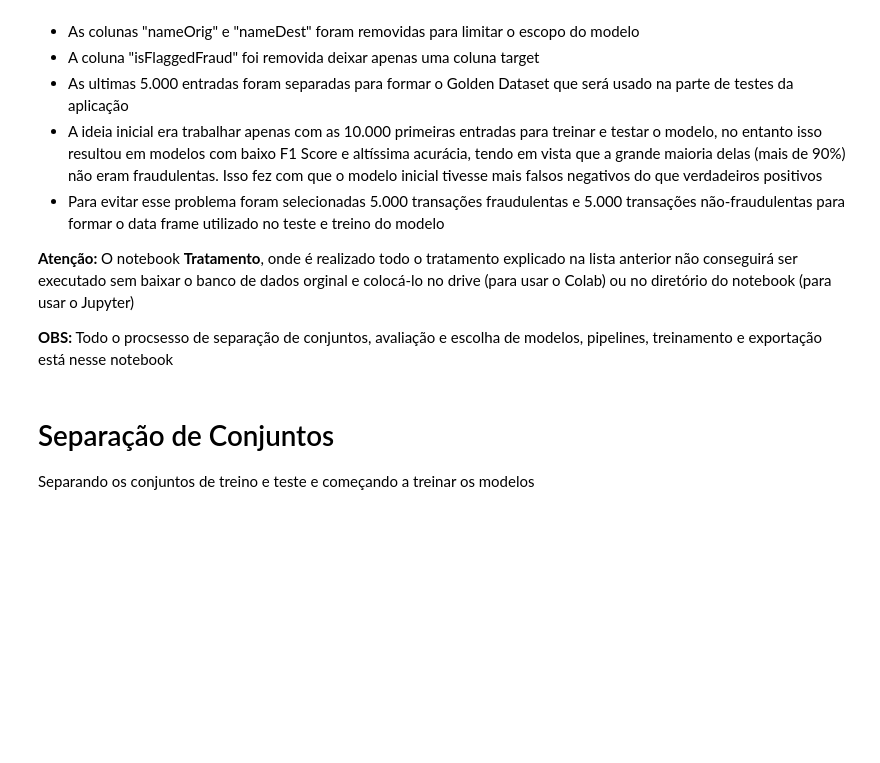
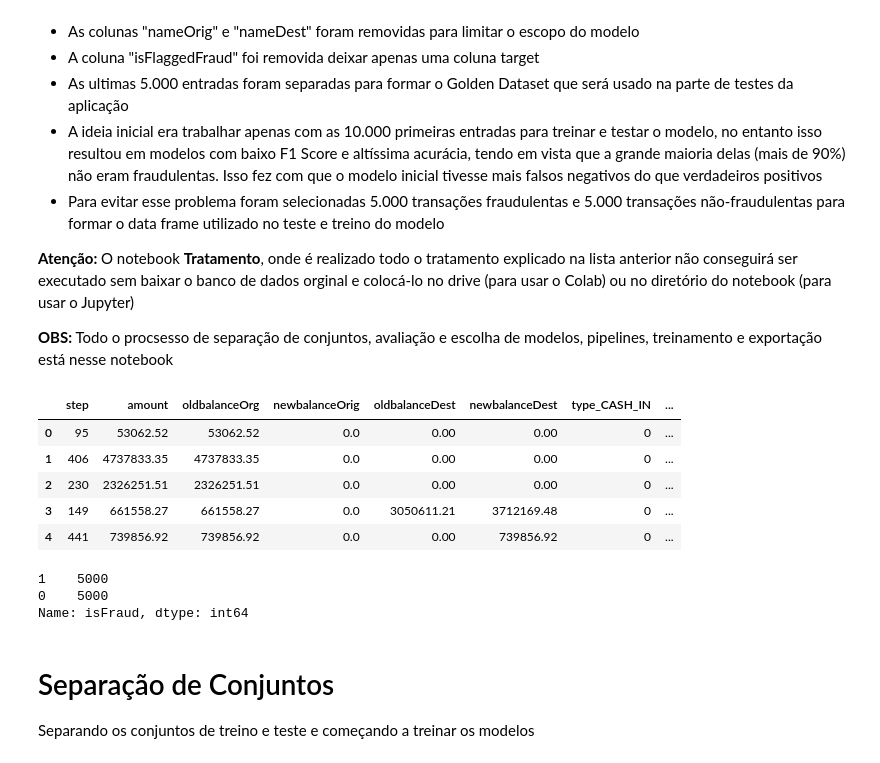
Before and after one commit to JoaoGFrazao/fraud-detection, a Jupyter notebook: data/modelo_predict_fraud.ipynb, the cells around one changed output. Cells and saved outputs as stored; diff of their text form; code cells hidden in the pictures; blank space fills up the shorter version.

```diff
--- a/data/modelo_predict_fraud.ipynb
+++ b/data/modelo_predict_fraud.ipynb
@@ -55,7 +55,22 @@ from sklearn.metrics import ConfusionMatrixDisplay
 
 <p><strong>OBS:</strong> Todo o procsesso de separação de conjuntos, avaliação e escolha de modelos, pipelines, treinamento e exportação está nesse notebook</p>
 # %%
-df = pd.read_csv("fraud_detection.csv")
+df = pd.read_csv("https://raw.githubusercontent.com/JoaoGFrazao/fraud-detection/main/data/fraud_detection.csv")
+# %%
+df.head()
+# %% [output]
+|  | step | amount | oldbalanceOrg | newbalanceOrig | oldbalanceDest | newbalanceDest | type_CASH_IN | ... |
+| 0 | 95 | 53062.52 | 53062.52 | 0.0 | 0.00 | 0.00 | 0 | ... |
+| 1 | 406 | 4737833.35 | 4737833.35 | 0.0 | 0.00 | 0.00 | 0 | ... |
+| 2 | 230 | 2326251.51 | 2326251.51 | 0.0 | 0.00 | 0.00 | 0 | ... |
+| 3 | 149 | 661558.27 | 661558.27 | 0.0 | 3050611.21 | 3712169.48 | 0 | ... |
+| 4 | 441 | 739856.92 | 739856.92 | 0.0 | 0.00 | 739856.92 | 0 | ... |
+# %%
+df['isFraud'].value_counts()
+# %% [output]
+1    5000
+0    5000
+Name: isFraud, dtype: int64
 # %% [markdown]
 <h1> Separação de Conjuntos </h1>
 <p> Separando os conjuntos de treino e teste e começando a treinar os modelos</p>
```
